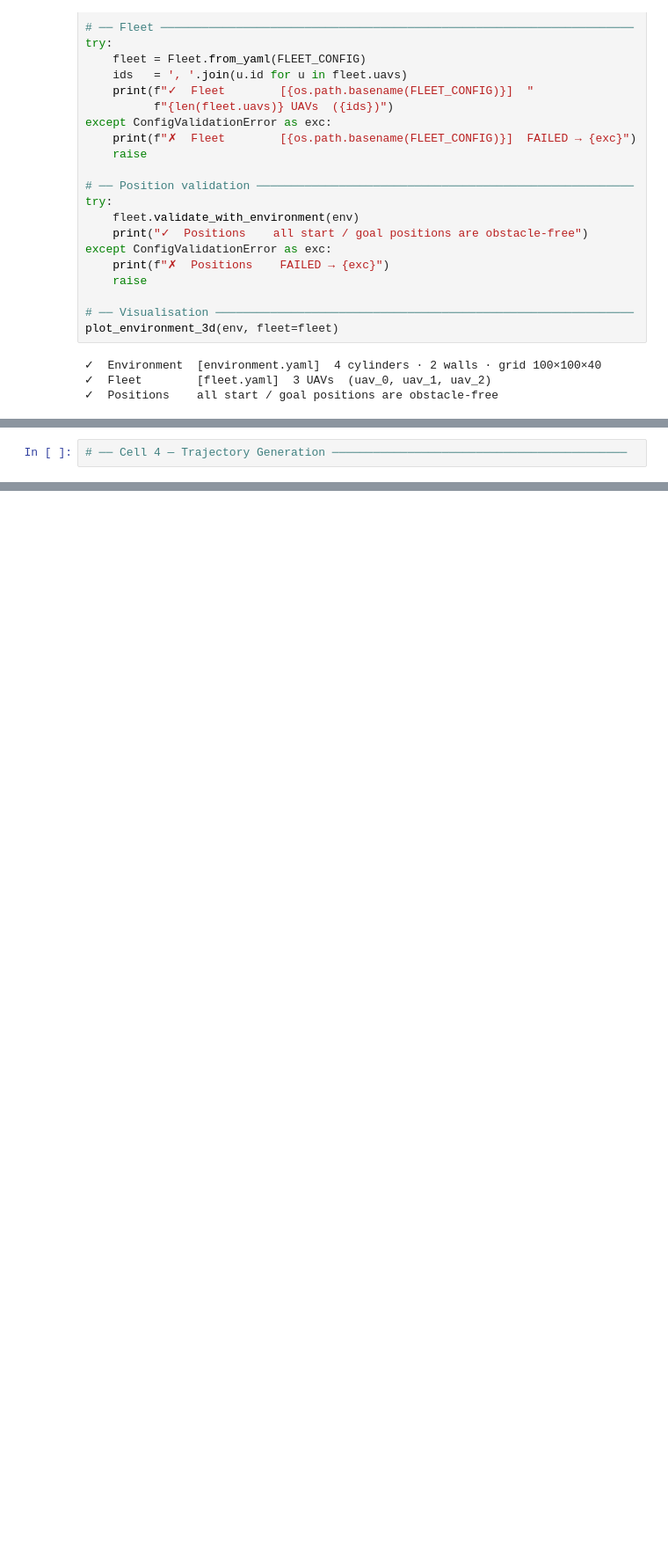
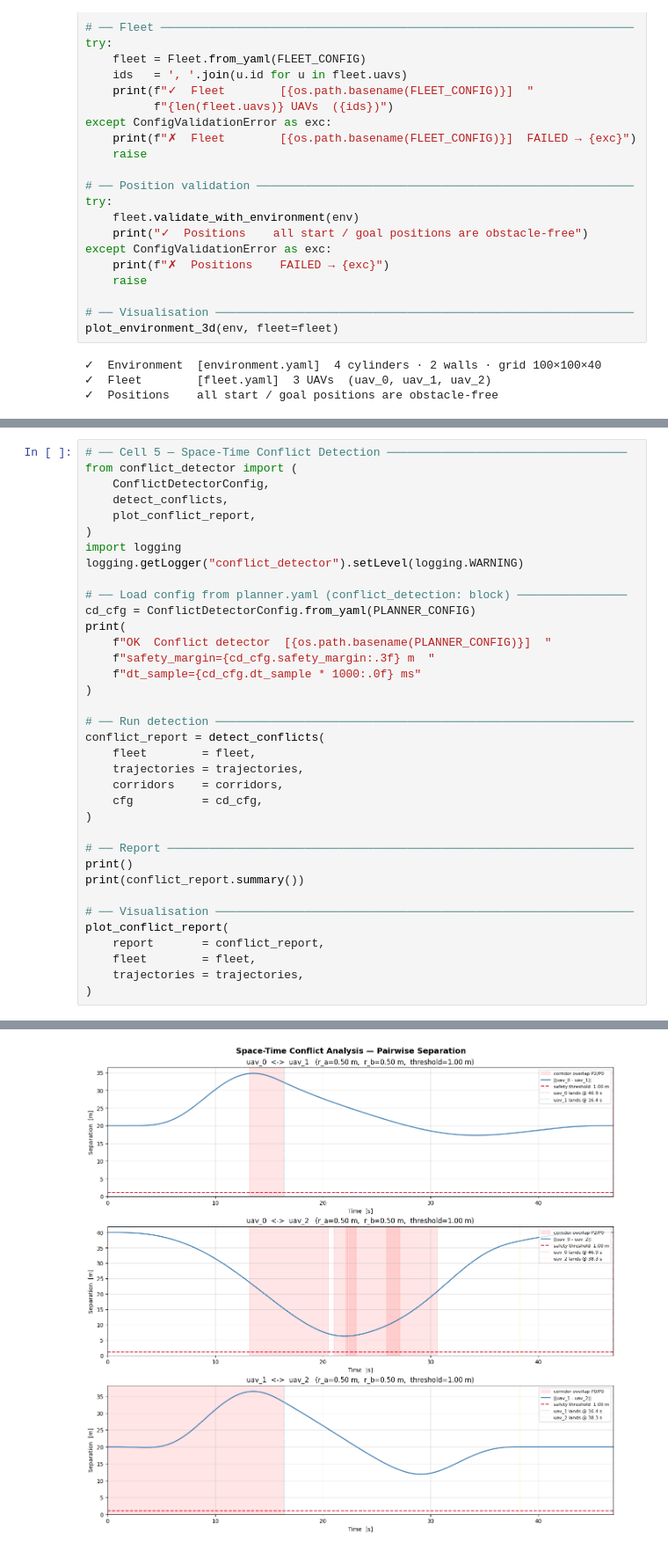
Before and after one commit to okanarif/CopySemesterThesis, a Jupyter notebook: uavsafeplanning/SWARM/SwarmPlanning.ipynb, the cells around one changed output, grey strips where cells are left out. Shown at 88% size. Cells and saved outputs as stored; diff of their text form; blank space fills up the shorter version.

Commit message:
simulation and conflict

```diff
--- a/uavsafeplanning/SWARM/SwarmPlanning.ipynb
+++ b/uavsafeplanning/SWARM/SwarmPlanning.ipynb
@@ -207,3 +207,38 @@ Objective weights (fixed):
 ──────────────────────────────────────────────────────────────
 # %%
-# ── Cell 4 — Trajectory Generation ───────────────────────────────────────────
+# ── Cell 5 — Space-Time Conflict Detection ───────────────────────────────────
+from conflict_detector import (
+    ConflictDetectorConfig,
+    detect_conflicts,
+    plot_conflict_report,
+)
+import logging
+logging.getLogger("conflict_detector").setLevel(logging.WARNING)
+
+# ── Load config from planner.yaml (conflict_detection: block) ────────────────
+cd_cfg = ConflictDetectorConfig.from_yaml(PLANNER_CONFIG)
+print(
+    f"OK  Conflict detector  [{os.path.basename(PLANNER_CONFIG)}]  "
+    f"safety_margin={cd_cfg.safety_margin:.3f} m  "
+    f"dt_sample={cd_cfg.dt_sample * 1000:.0f} ms"
+)
+
+# ── Run detection ─────────────────────────────────────────────────────────────
+conflict_report = detect_conflicts(
+    fleet        = fleet,
+    trajectories = trajectories,
+    corridors    = corridors,
+    cfg          = cd_cfg,
+)
+
+# ── Report ────────────────────────────────────────────────────────────────────
+print()
+print(conflict_report.summary())
+
+# ── Visualisation ─────────────────────────────────────────────────────────────
+plot_conflict_report(
+    report       = conflict_report,
+    fleet        = fleet,
+    trajectories = trajectories,
+)
+# %% [output]
@@ -209,0 +262 @@ Objective weights (fixed):
+[figure, added]
```
Also changed, not shown: parts of 5 cells of this notebook, 5 other files.
